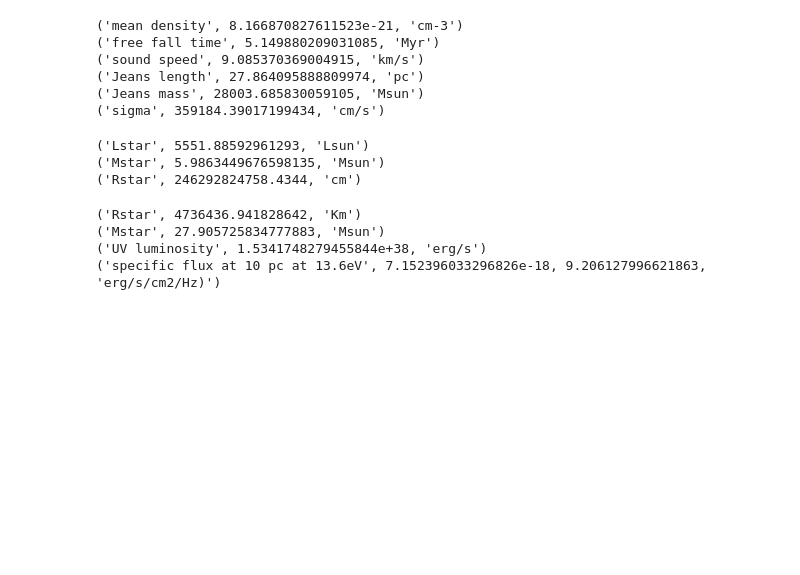
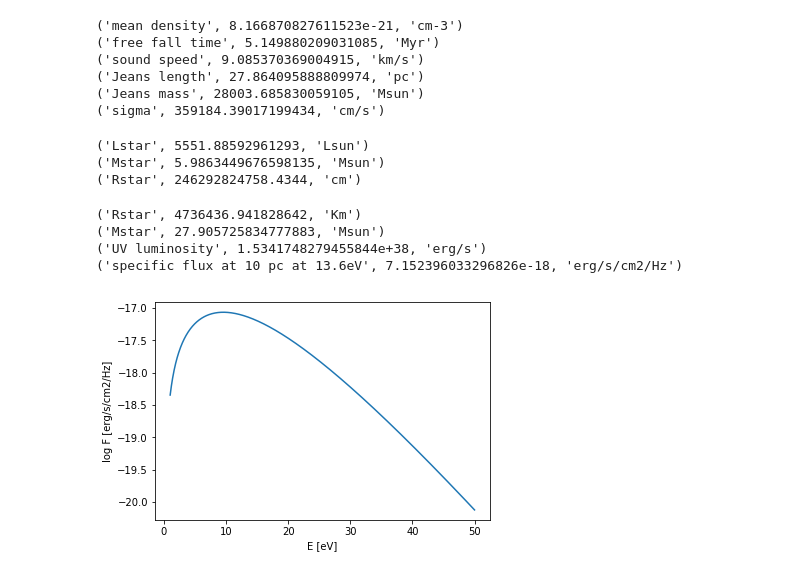
Before and after one commit to davidedeca/ism, a Jupyter notebook: example.ipynb, the cells around one changed output. Cells and saved outputs as stored; diff of their text form; code cells hidden in the pictures; blank space fills up the shorter version.

```diff
--- a/example.ipynb
+++ b/example.ipynb
@@ -35,16 +38,25 @@ print('Rstar', sprop.radius_star(1e3*Lsun), 'cm')
 # %%
 import star_utils.spectra as spectra
 
 star = spectra.star(Lstar=1e5*Lsun)
 
 print('Rstar', star.Rstar/1e5, 'Km')
 print('Mstar', star.Mstar/Msun, 'Msun')
 print('UV luminosity', star.L(v1=13.6*eV/h, v2=1000.*eV/h), 'erg/s')
 
 star.set_distance(10.*pc)
-print('specific flux at 10 pc at 13.6eV', star.Fv_cm2s(13.6*eV/h), 'erg/s/cm2/Hz)')
+print('specific flux at 10 pc at 13.6eV', star.Fv_cm2s(13.6*eV/h), 'erg/s/cm2/Hz')
+
+freq = np.linspace(1., 50., 1000) * eV/h
+flux = star.Fv_cm2s(freq)
+
+plt.plot(freq*h/eV, np.log10(flux))
+plt.xlabel('E [eV]')
+plt.ylabel('log F [erg/s/cm2/Hz]')
+plt.show()
 # %% [output]
 ('Rstar', 4736436.941828642, 'Km')
 ('Mstar', 27.905725834777883, 'Msun')
 ('UV luminosity', 1.5341748279455844e+38, 'erg/s')
-('specific flux at 10 pc at 13.6eV', 7.152396033296826e-18, 9.206127996621863, 'erg/s/cm2/Hz)')
+('specific flux at 10 pc at 13.6eV', 7.152396033296826e-18, 'erg/s/cm2/Hz')
+[figure, added]
```
Also changed, not shown: parts of 2 cells of this notebook, 6 other files.
